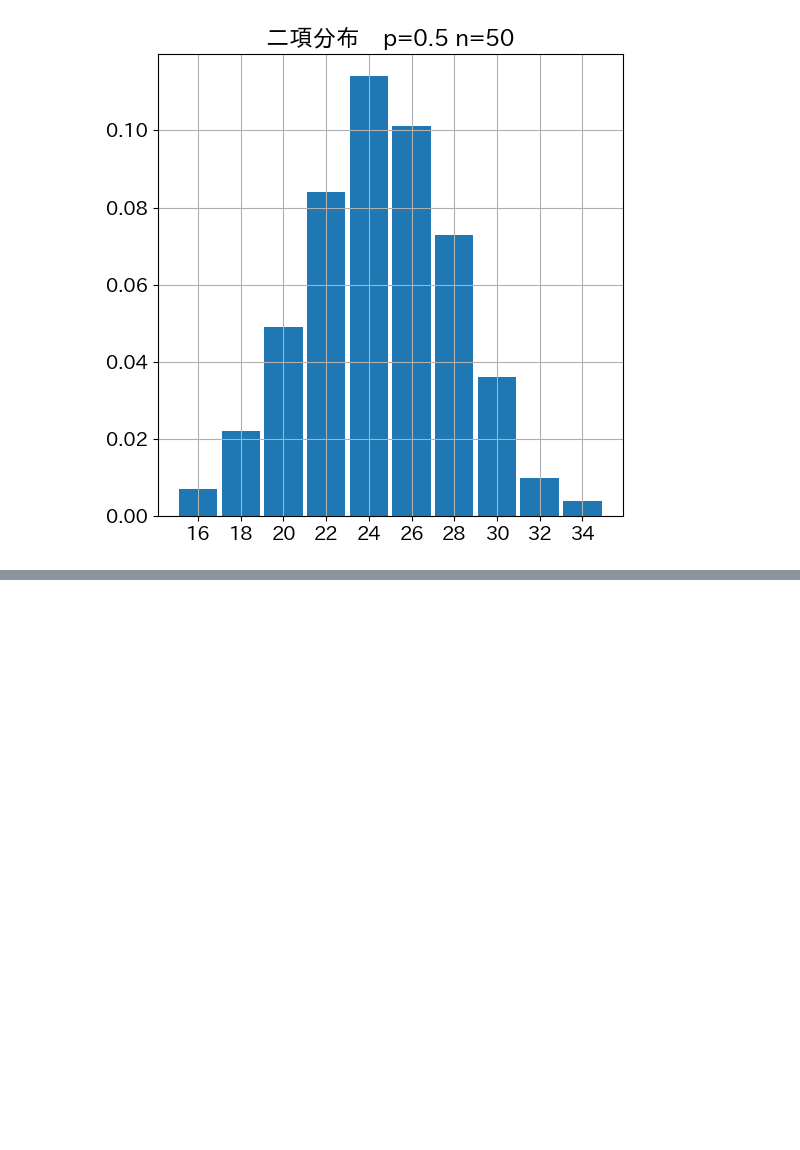
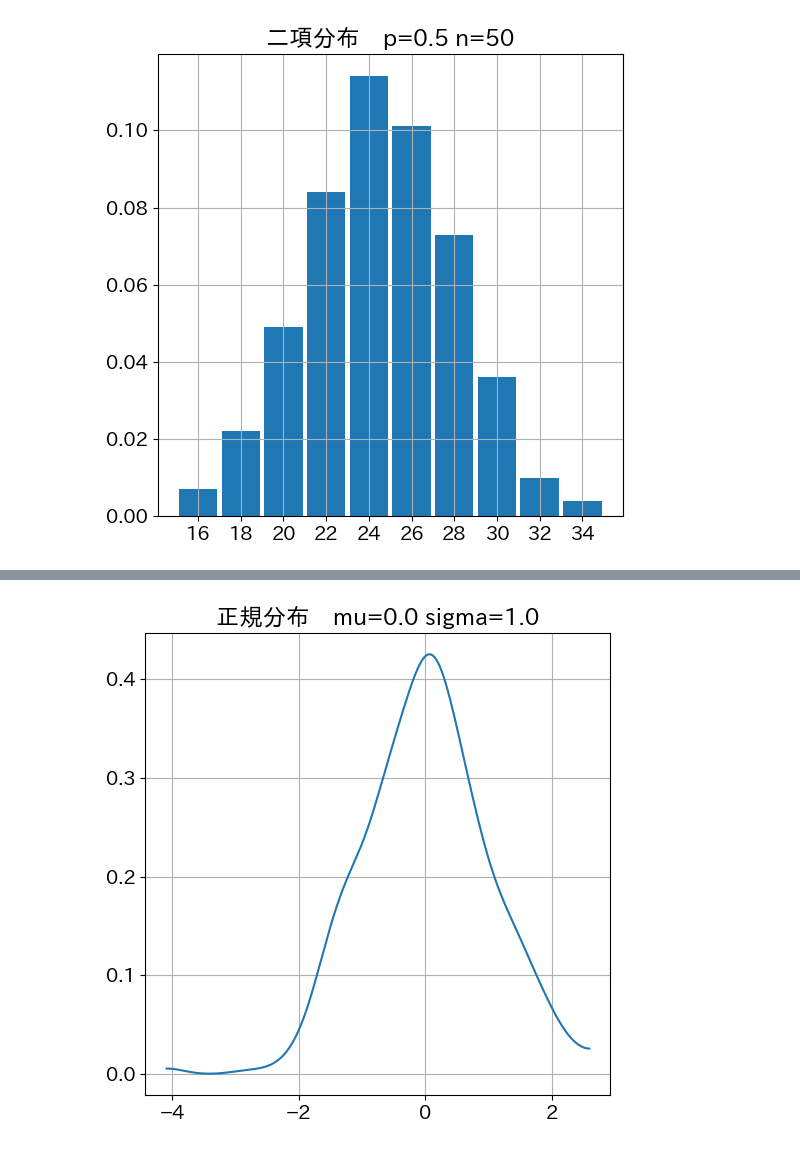
Before and after one commit to maton369/Bayesian_Inference_Practice, a Jupyter notebook: 2章_よく利用される確率分布.ipynb, the cells around one changed output, grey strips where cells are left out. Saved outputs shown, nothing was run; the diff lists cells and outputs as text; code cells hidden in the pictures; blank space fills up the shorter version.

Commit message:
feat: 正規分布

```diff
--- a/2章_よく利用される確率分布.ipynb
+++ b/2章_よく利用される確率分布.ipynb
@@ -632,0 +924,95 @@ Text(0.5, 1.0, '二項分布\u3000p=0.5 n=50')
+# %%
+with model4:
+    # サンプリング
+    # sample_prior_predictive は「事前予測分布」からのサンプルを生成する関数である。
+    #
+    # 一般のベイズモデルでは、
+    #
+    #   θ ∼ p(θ)              （パラメータの事前分布）
+    #   X ∼ p(X | θ)          （データ生成分布／尤度）
+    #
+    # と書けるとき、事前予測分布 p(x) は
+    #
+    #   p(x) = ∫ p(x | θ) p(θ) dθ
+    #
+    # で定義される。これは「まだデータを見ていない段階で、
+    # モデルがどのようなデータをどの程度あり得ると思っているか」を表す分布である。
+    #
+    # 今回の model4 では、パラメータ μ, σ は固定値 mu=0, sigma=1 として
+    #
+    #   X ∼ N(0, 1)
+    #
+    # を直接モデル化しているため、θ に相当する「確率的なパラメータ」は無い。
+    # したがって形式的には
+    #
+    #   p(θ) = δ(θ - θ_0)
+    #
+    # のような退化した事前となり、事前予測分布は単に
+    #
+    #   p(x) = p(x | θ_0) = N(x | 0, 1)
+    #
+    # に一致する。
+    #
+    # つまり、この sample_prior_predictive は
+    #
+    #   X^(s) ∼ N(0, 1)
+    #
+    # という標準正規分布からの乱数列 {X^(s)} を生成している操作に対応する。
+    # 「事前予測」というベイズ的な文脈に乗せつつ、
+    # 標準正規分布のサンプルを得ていると理解できる。
+    prior_samples4 = pm.sample_prior_predictive(random_seed=42)
+
+# サンプル値抽出
+# prior_samples4 は InferenceData 形式であり、その中の 'prior' グループに
+# 事前（予測）サンプルが格納されている。
+# 'x' は model4 内で定義した N(0,1) に従う確率変数を指す。
+#
+# x_samples4 は、
+#
+#   x_samples4 = { X^(s) }_{s=1}^S
+#
+# のような形で標本集合を保持していると解釈できる。
+x_samples4 = prior_samples4["prior"]["x"].values
+
+# 桁数が多いので先頭100個だけに限定
+# 標準正規分布 N(0,1) からのサンプルは実数値であり、小数点以下の桁数が多くなる。
+# ここでは「サンプルがちゃんと生成されているか」をざっくり確認するために、
+# 先頭 100 個だけを表示している。
+#
+# 理論的には、X ∼ N(0,1) に対して、大数の法則より
+#
+#   (1/S) Σ X^(s) → E[X] = 0
+#
+# が S → ∞ で成り立ち、また中心極限定理により標本平均の分布が
+# N(0, 1/S) に近づくことなどが知られている。
+# print 自体は単なる確認だが、その背後には
+# 「標準正規分布からの実現値」という解釈がある点を意識しておくと良い。
+print(x_samples4[:, :100])
+
+# サンプリング結果の可視化
+# az.plot_dist(x_samples4) は、サンプル列 x_samples4 の経験分布を可視化する。
+#
+# 理論的な観点からは、標準正規分布 N(0,1) の確率密度関数
+#
+#   f(x) = 1 / √(2π) * exp( - x^2 / 2 )
+#
+# に対して、有限個の標本 { X^(s) } を用いて
+#   - ヒストグラム（離散的な近似）
+#   - 平滑化された密度推定（場合によって KDE）
+# などを描いているとみなせる。
+#
+# サンプル数 S を増やすと、経験分布は理論的な密度 f(x) に近い形をとるようになり、
+# 大数の法則・グラブの定理的な観点からも
+# 「サンプルベースの近似が真の分布に収束する」様子を視覚的に確認できる。
+ax = az.plot_dist(x_samples4)
+
+# タイトルでは、この可視化が
+#
+#   X ∼ N(mu, sigma^2)
+#
+# のうち mu=0, sigma=1 のケース、つまり標準正規分布に対応していることを明示している。
+# 今後 mu, sigma を変えたモデルと比較したい場合にも、
+# タイトルにパラメータを含めておくことで
+# 「どのパラメータ設定の分布か」が一目で分かるようになる点が重要である。
+ax.set_title(f"正規分布　mu={mu} sigma={sigma}")
+# %% [output]
@@ -632,0 +1031 @@ Text(0.5, 1.0, '二項分布\u3000p=0.5 n=50')
+[figure, added]
```
Also changed, not shown: parts of 8 cells of this notebook.
